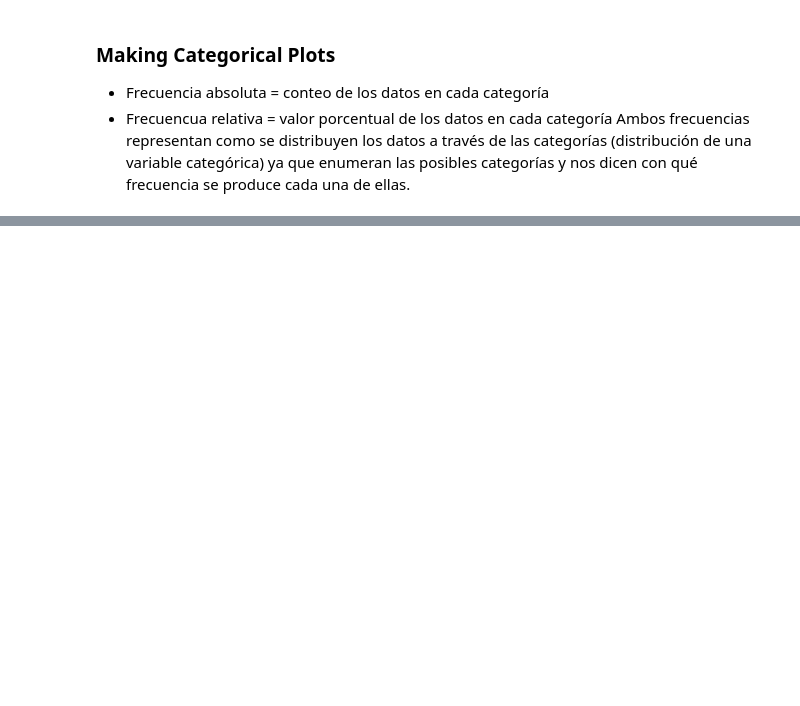
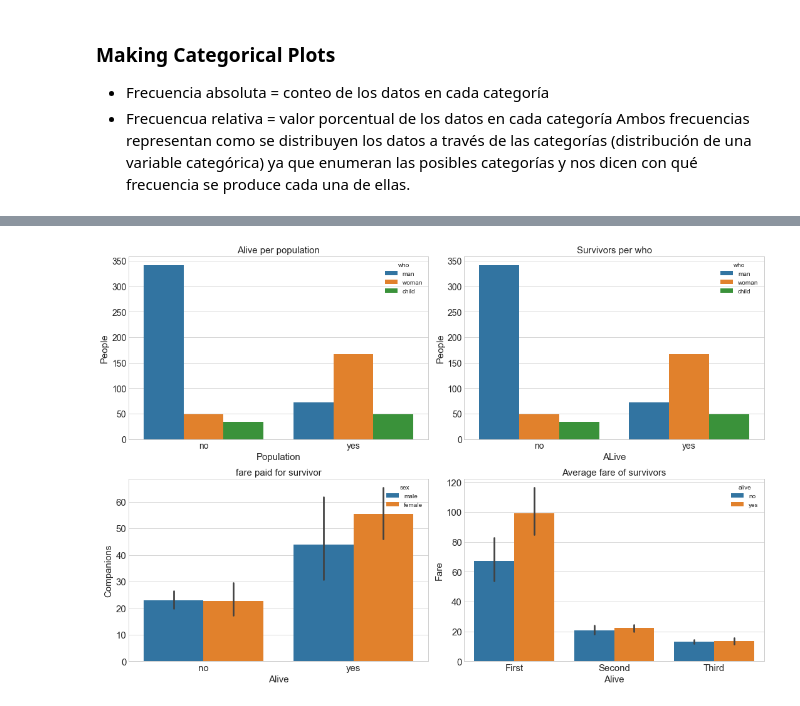
Before and after one commit to SergioMoraCodes/machine_learning_projects, a Jupyter notebook: Graficado con MATPLOTLIB/categorical_plots.ipynb, the cells around one changed output, grey strips where cells are left out. Saved outputs shown, nothing was run; the diff lists cells and outputs as text; code cells hidden in the pictures; blank space fills up the shorter version.

```diff
--- a/Graficado con MATPLOTLIB/categorical_plots.ipynb
+++ b/Graficado con MATPLOTLIB/categorical_plots.ipynb
@@ -49,0 +101,33 @@ Created in <span style='font-weight:600;margin-left:4px;'>Deepnote</span></a>
+# %%
+fig, ax = plt.subplots(2,2, figsize=(15,10))
+class_counts = df['class'].value_counts()
+
+sns.countplot(x='alive',hue='who',data=df, ax=ax[0,0])
+ax[0,0].set_title('Alive per population', fontsize=15)
+ax[0,0].set_xlabel('Population', fontsize=15)
+ax[0,0].set_ylabel('People', fontsize=15)
+ax[0,0].tick_params(labelsize = 14)
+
+sns.countplot(x='alive',hue='who',data=df, ax=ax[0,1])
+ax[0,1].set_title('Survivors per who', fontsize=15)
+ax[0,1].set_xlabel('ALive', fontsize=15)
+ax[0,1].set_ylabel('People', fontsize=15)
+ax[0,1].tick_params(labelsize = 14)
+
+sns.barplot(x='alive', y='fare',hue='sex', data=df, ax = ax[1,0])
+ax[1,0].set_title('fare paid for survivor', fontsize=15)
+ax[1,0].set_xlabel('Alive', fontsize=15)
+ax[1,0].set_ylabel('Companions', fontsize=15)
+ax[1,0].tick_params(labelsize = 15);
+
+sns.barplot(x='class', y='fare',hue='alive', data=df, ax = ax[1,1])
+ax[1,1].set_title('Average fare of survivors', fontsize=15)
+ax[1,1].set_xlabel('Alive', fontsize=15)
+ax[1,1].set_ylabel('Fare', fontsize=15)
+ax[1,1].tick_params(labelsize = 15);
+
+
+
+fig.tight_layout()
+# %% [output]
+[figure, added]
```
Also changed, not shown: parts of 14 cells of this notebook.
